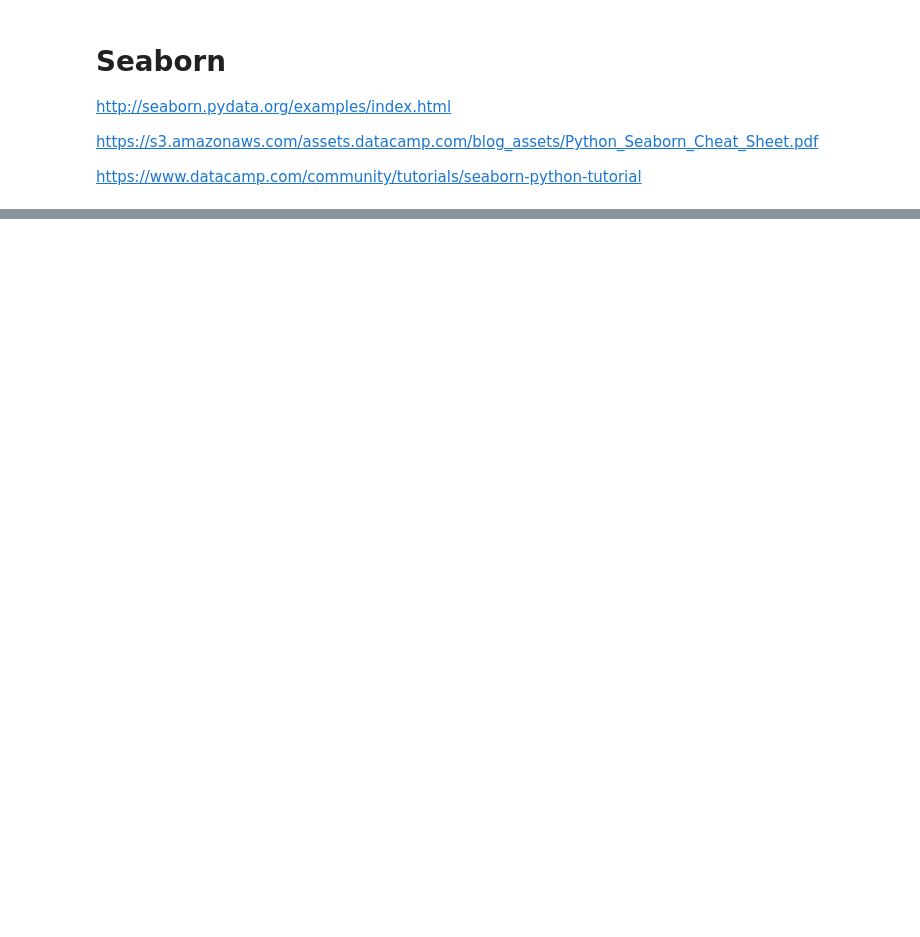
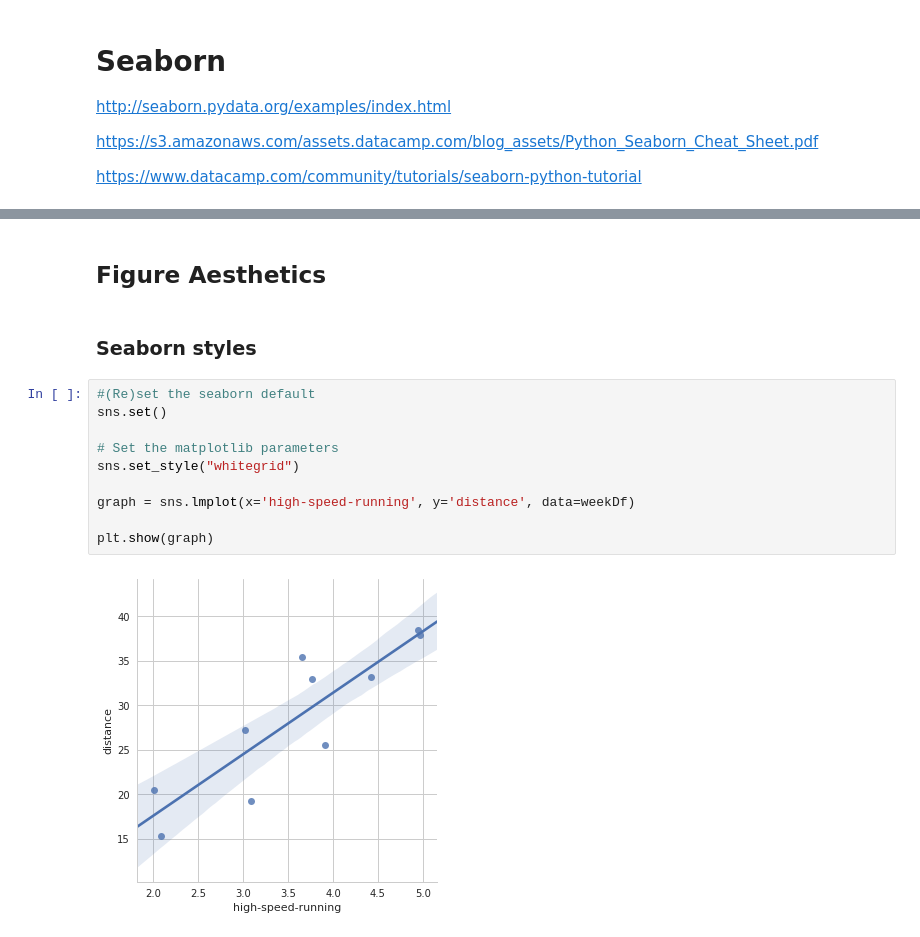
Before and after one commit to fsquillace/notebooks, a Jupyter notebook: seaborn-basics.ipynb, the cells around one changed output, grey strips where cells are left out. Drawn from its saved outputs; the diff is of its cells as text; blank space fills up the shorter version.

Commit message:
Update seaborn notebook

```diff
--- a/seaborn-basics.ipynb
+++ b/seaborn-basics.ipynb
@@ -36,0 +63,16 @@ plot
+# %% [markdown]
+## Figure Aesthetics
+# %% [markdown]
+### Seaborn styles
+# %%
+#(Re)set the seaborn default
+sns.set()
+
+# Set the matplotlib parameters
+sns.set_style("whitegrid")
+
+graph = sns.lmplot(x='high-speed-running', y='distance', data=weekDf)
+
+plt.show(graph)
+# %% [output]
+[figure, added]
```
Also changed, not shown: parts of 46 cells of this notebook.
